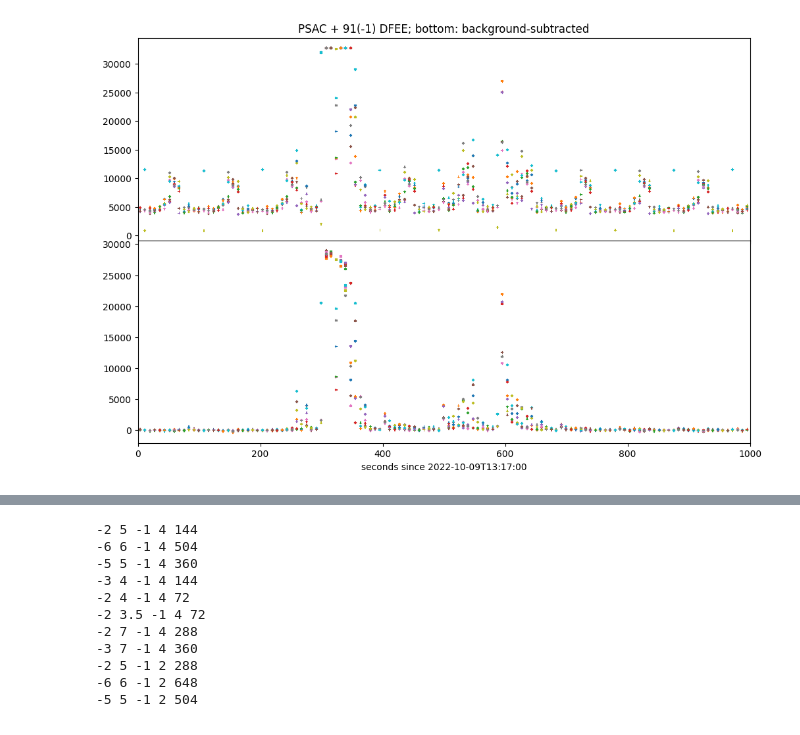
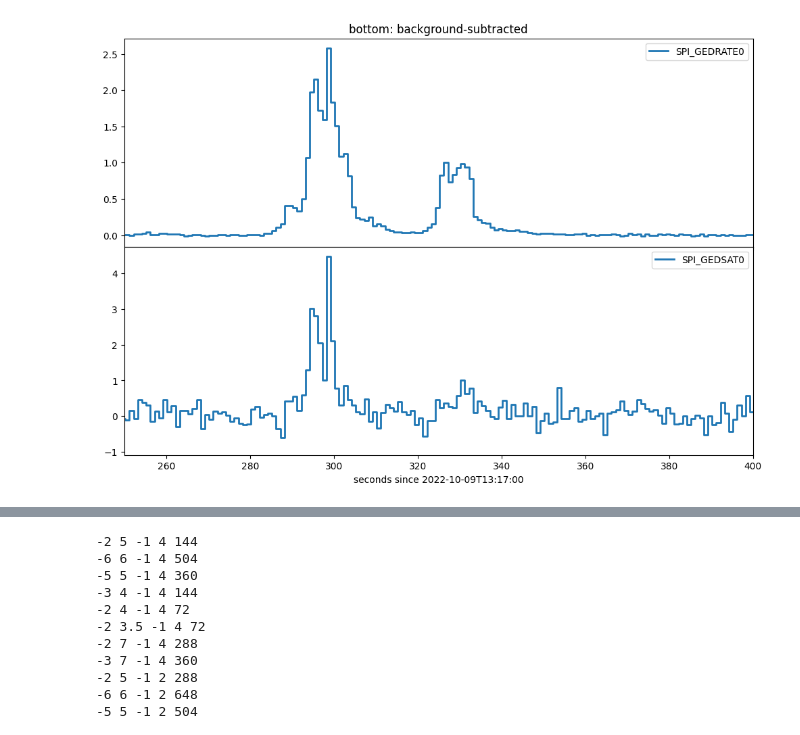
Before and after one commit to volodymyrss/grb221009, a Jupyter notebook: acs.ipynb, the cells around one changed output, grey strips where cells are left out. Cells and saved outputs as stored; diff of their text form; code cells hidden in the pictures.

```diff
--- a/acs.ipynb
+++ b/acs.ipynb
@@ -31 +21,3 @@ vetolc = pd.read_csv(io.StringIO(requests.get(f"https://www.astro.unige.ch/cdci/
+# %%
+hklc = {}
 # %%
@@ -33,44 +25,76 @@ vetolc = pd.read_csv(io.StringIO(requests.get(f"https://www.astro.unige.ch/cdci/
 # %%
-f, axes = plt.subplots(2, 1, figsize=(12, 8), sharex=True)
+
+def gethklc(n):
+    r = requests.get(f"https://www.astro.unige.ch/cdci/astrooda/dispatch-data/gw//integralhk/api/v1.0/genlc/{n}/{T0_ijd}/4000")
+    return pd.read_csv(io.StringIO(r.text), skiprows=5, names=['t', 'dt', 'c', 'ds'], delim_whitespace=True)
+
+# IBIS_VETO
+for n in ['SPI_VETOGATE', 'SPI_VETONONSAT', 'SPI_GEDRATE0', 'SPI_GEDSAT0', 'SPI_VETOSAT']: # + ['FEE{i}' for i in range(1, 92)]:
+    print("fetching", n)
+
+    if n not in hklc:
+        hklc[n] = gethklc(n)
 
 
-for l, lc in {'PSAC': psac, **{f"FEE{k}": v for k, v in acs_byfee.items()}}.items():
+
+
+groups = [
+    # [
+    #     'VETOSAT',
+    #     'SPI_VETOGATE',
+    #     'SPI_VETONONSAT'
+    # ],
+    ['GEDRATE0'],
+    ['GEDSAT0']
+]
+
+f, axes = plt.subplots(len(groups), 1, figsize=(12, 8), sharex=True)
+
+
+for l, lc in hklc.items():
     if len(lc.t) < 10: continue
 
-    axes[0].errorbar(
-        (lc.t - T0_ijd)*24*3600,
-        lc.c,
-        lc.c**0.5,
-        xerr=1 + np.array(lc.t)*0,
-        lw=3,
-        ls="",
-        # label=l,
-    )
+    t_rel_s = (lc.t - T0_ijd)*24*3600
+    bkg = np.nanmean(lc.c[t_rel_s < 200])
 
-    bkg = np.nanmean(lc.c[(lc.t - T0_ijd)*24*3600 < 200])
+    # axes[0].plot(
+    #     (lc.t - T0_ijd)*24*3600,
+    #     lc.c,
+    #     # lc.c**0.5,
+    #     # xerr=1 + np.array(lc.t)*0,
+    #     lw=2,
+    #     # ls="",
+    #     # label=l,
+    # )
 
-    axes[1].errorbar(
-        (lc.t - T0_ijd)*24*3600,
-        lc.c - bkg,
-        lc.c**0.5,
-        xerr=1 + np.array(lc.t)*0,
-        lw=3,
-        ls="",
-        # label=l,
-    )
+
+    for ax, group in zip(axes, groups):
+        if any([k in l for k in group]):
+
+            ax.step(
+                t_rel_s,
+                (lc.c - bkg)/np.max((lc.c - bkg)[t_rel_s > 320]),
+                # lc.c**0.5,
+                # xerr=1 + np.array(lc.t)*0,
+                lw=2,
+                # ls="",
+                label=l,
+            )
 
     # break
 
 
-# plt.legend()
+for ax in axes:
+    ax.legend()
 
-plt.sca(axes[0])
+plt.sca(axes[-1])
 
 plt.subplots_adjust(hspace=0)
 
-plt.xlim([0, 1000])
-axes[1].set_xlabel(f"seconds since {T0_isot}")
-plt.title("PSAC + 91(-1) DFEE; bottom: background-subtracted")
+
+plt.xlim([250, 400])
+axes[-1].set_xlabel(f"seconds since {T0_isot}")
+axes[0].set_title("bottom: background-subtracted")
 plt.savefig("many_hk_rates.pdf")
 # %% [output]
-[figure, old version]
+[figure, new version]
```
Also changed, not shown: parts of 8 cells of this notebook, 1 other file.
